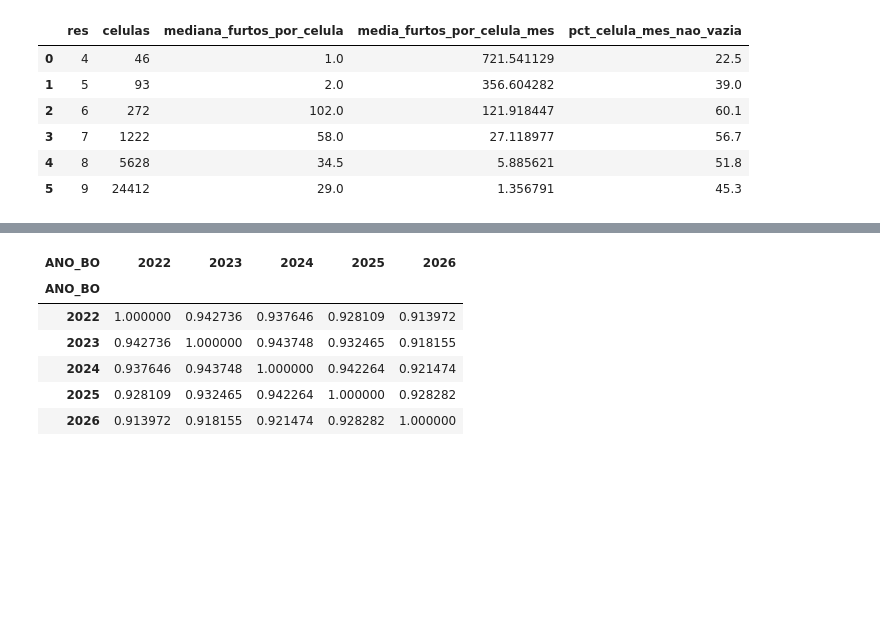
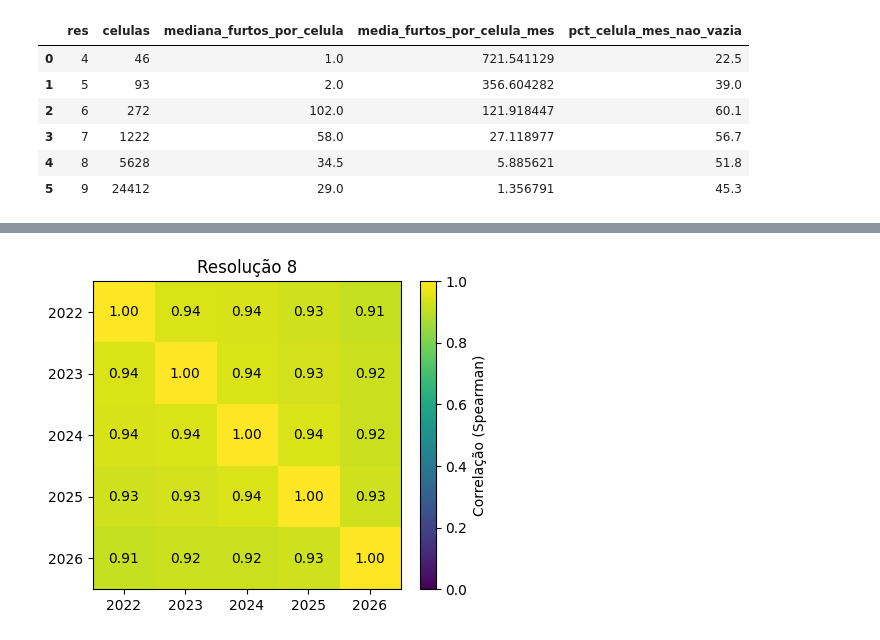
Before and after one commit to Marcos-Med/sp-crime-spatiotemporal-prediction, a Jupyter notebook: processing_coords_ssp_sp.ipynb, the cells around one changed output, grey strips where cells are left out. Saved outputs shown, nothing was run; the diff lists cells and outputs as text; code cells hidden in the pictures; blank space fills up the shorter version.

```diff
--- a/processing_coords_ssp_sp.ipynb
+++ b/processing_coords_ssp_sp.ipynb
@@ -75,10 +86,6 @@ persistencia(df_raw, 7)
 # %%
-persistencia(df_raw, 8)
+im = heatmap_corr(persistencia(df_raw, 8), "Resolução 8")
+plt.colorbar(im, label="Correlação (Spearman)")
+plt.show()
 # %% [output]
-| ANO_BO | 2022 | 2023 | 2024 | 2025 | 2026 |
-| ANO_BO |  |  |  |  |  |
-| 2022 | 1.000000 | 0.942736 | 0.937646 | 0.928109 | 0.913972 |
-| 2023 | 0.942736 | 1.000000 | 0.943748 | 0.932465 | 0.918155 |
-| 2024 | 0.937646 | 0.943748 | 1.000000 | 0.942264 | 0.921474 |
-| 2025 | 0.928109 | 0.932465 | 0.942264 | 1.000000 | 0.928282 |
-| 2026 | 0.913972 | 0.918155 | 0.921474 | 0.928282 | 1.000000 |
+[figure, added]
```
Also changed, not shown: parts of 9 cells of this notebook, 1 other file.
